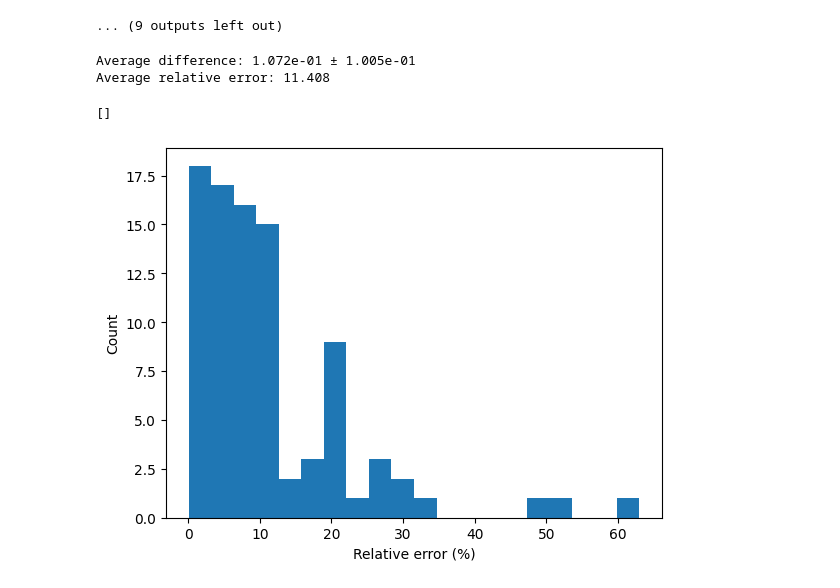
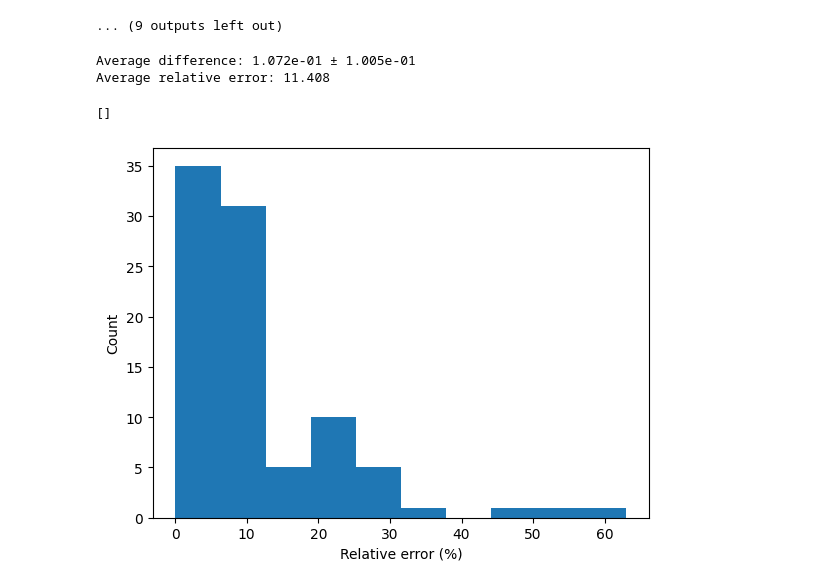
Before and after one commit to fbubbar/sci1-t2, a Jupyter notebook: analyse/combined.ipynb, the cells around one changed output. Drawn from its saved outputs; the diff is of its cells as text; code cells hidden in the pictures.

Commit message:
super sketchy figure code

```diff
--- a/analyse/combined.ipynb
+++ b/analyse/combined.ipynb
@@ -206,13 +206,14 @@ for index, period in period_data.iterrows():
 
 print(f'Average difference: {np.mean(diffs):.3e} ± {np.std(diffs):.3e}')
 print(f'Average relative error: {np.mean(rel_errs):.3f}')
-
-plt.hist(rel_errs, bins=20)
-plt.xlabel('Relative error (%)')
-plt.ylabel('Count')
-plt.plot()
 # %% [output]
 Average difference: 1.072e-01 ± 1.005e-01
 Average relative error: 11.408
-[]
-[figure, removed]
+# %%
+plt.hist(rel_errs, bins=10)
+plt.xlabel('Relative error (%)')
+plt.ylabel('Count')
+plt.plot()
+# %% [output]
+[]
+[figure, added]
```
Also changed, not shown: 2 other files.
